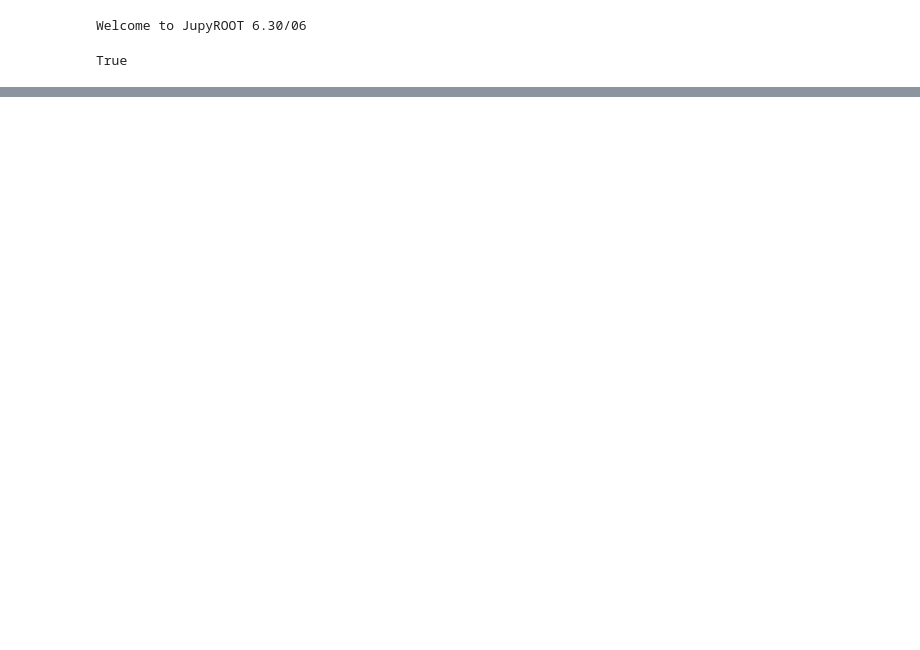
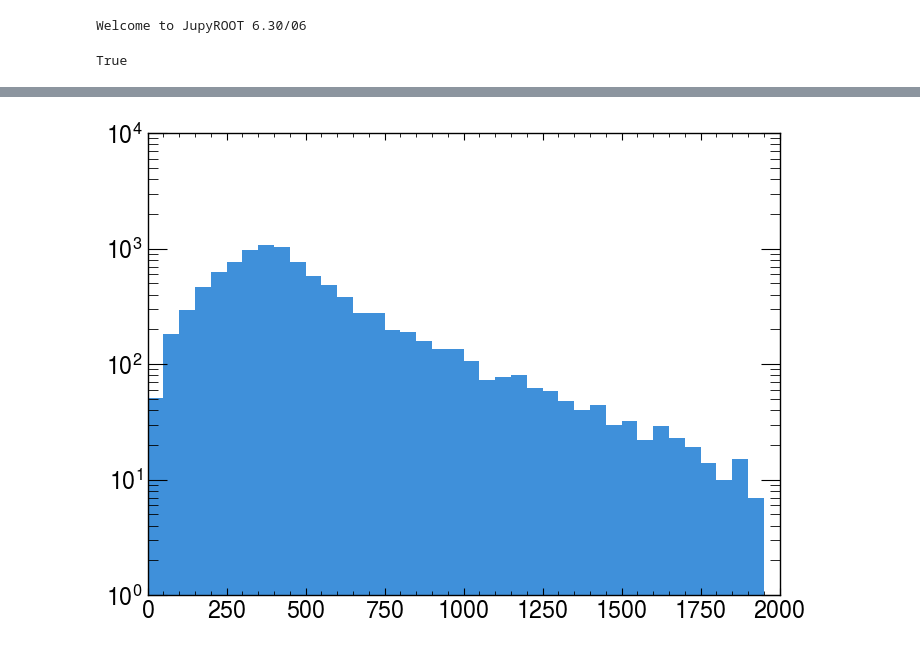
Before and after one commit to andlessa/back2futureTrigger, a Jupyter notebook: B2TF-Trigger/checkEvents.ipynb, the cells around one changed output, grey strips where cells are left out. Drawn from its saved outputs; the diff is of its cells as text; code cells hidden in the pictures; blank space fills up the shorter version.

```diff
--- a/B2TF-Trigger/checkEvents.ipynb
+++ b/B2TF-Trigger/checkEvents.ipynb
@@ -192,0 +59,7 @@ cluster.inclusive_jets()
+# %%
+plt.hist(pTList,bins=np.arange(0.,2000.,50.))
+plt.yscale('log')
+plt.xlim(0.,2000.0)
+plt.show()
+# %% [output]
+[figure, added]
```
Also changed, not shown: parts of 3 cells of this notebook.
